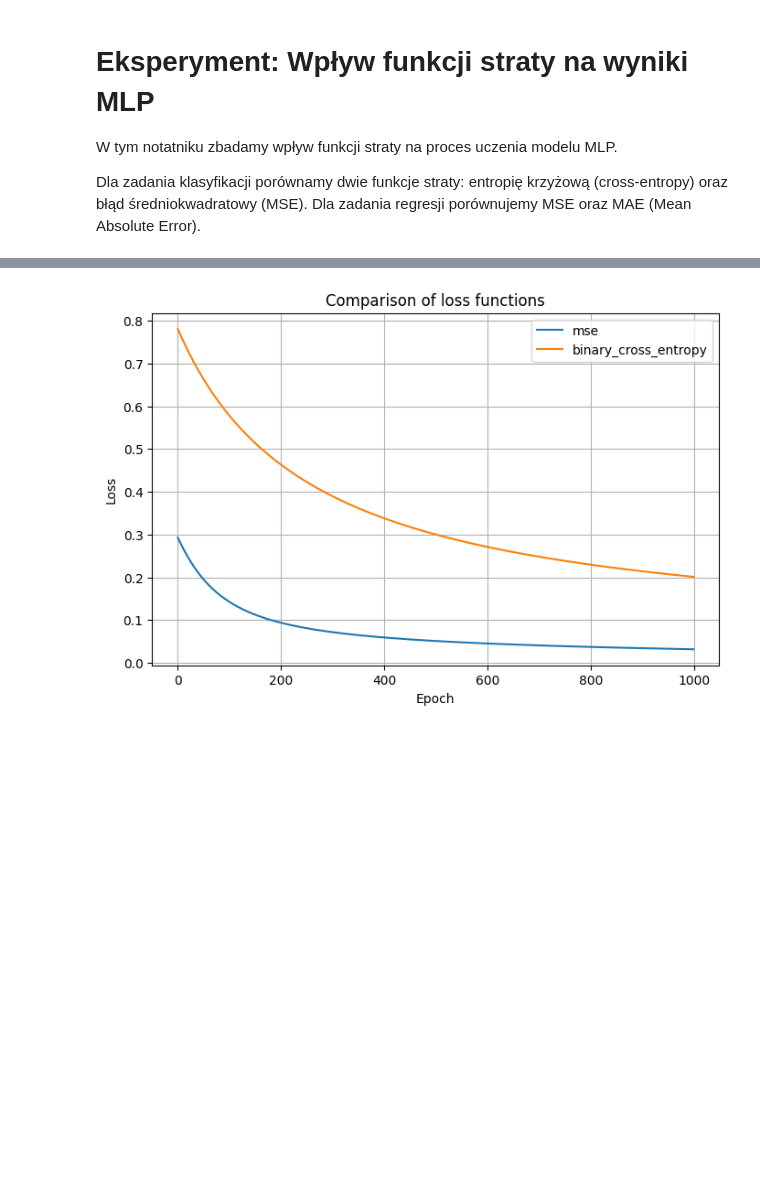
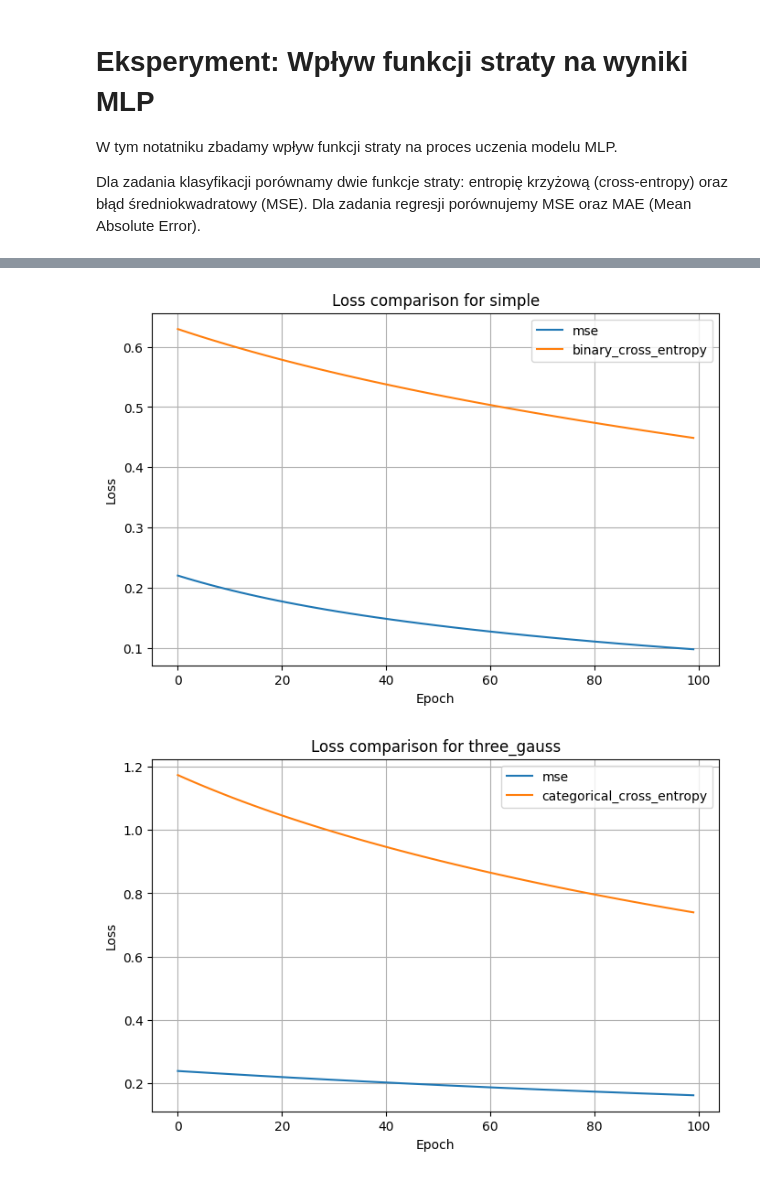
Before and after one commit to Mattioo7/multi-layer-perceptron, a Jupyter notebook: notebooks/experiment_3_loss_functions.ipynb, the cells around one changed output, grey strips where cells are left out. Cells and saved outputs as stored; diff of their text form; code cells hidden in the pictures; blank space fills up the shorter version.

```diff
--- a/notebooks/experiment_3_loss_functions.ipynb
+++ b/notebooks/experiment_3_loss_functions.ipynb
@@ -32,3 +112,0 @@ learning_rate = 0.01
-# %%
-X, y = load_dataset(data_path)
-plot_dataset(X, y, title=f"Training data ({data_path.split('/')[-1]})")
@@ -148,15 +178,15 @@ Final accuracy (binary_cross_entropy): 0.9900
 # %%
-# === 4. Porównanie funkcji straty ===
-import matplotlib.pyplot as plt
-
-plt.figure(figsize=(8,5))
-for loss, res in results.items():
-    plt.plot(res["loss_history"], label=loss)
-plt.title("Comparison of loss functions")
-plt.xlabel("Epoch")
-plt.ylabel("Loss")
-plt.grid(True)
-plt.legend()
-plt.show()
+# === 3. Porównanie funkcji strat w obrębie zbioru ===
+for dataset_name, res in results.items():
+    plt.figure(figsize=(8, 5))
+    for loss, data in res.items():
+        plt.plot(data["loss_history"], label=loss)
+    plt.title(f"Loss comparison for {dataset_name}")
+    plt.xlabel("Epoch")
+    plt.ylabel("Loss")
+    plt.legend()
+    plt.grid(True)
+    plt.show()
 # %% [output]
-[figure, old version]
+[figure, new version]
+[figure, added]
```
Also changed, not shown: parts of 6 cells of this notebook, 3 other files.
